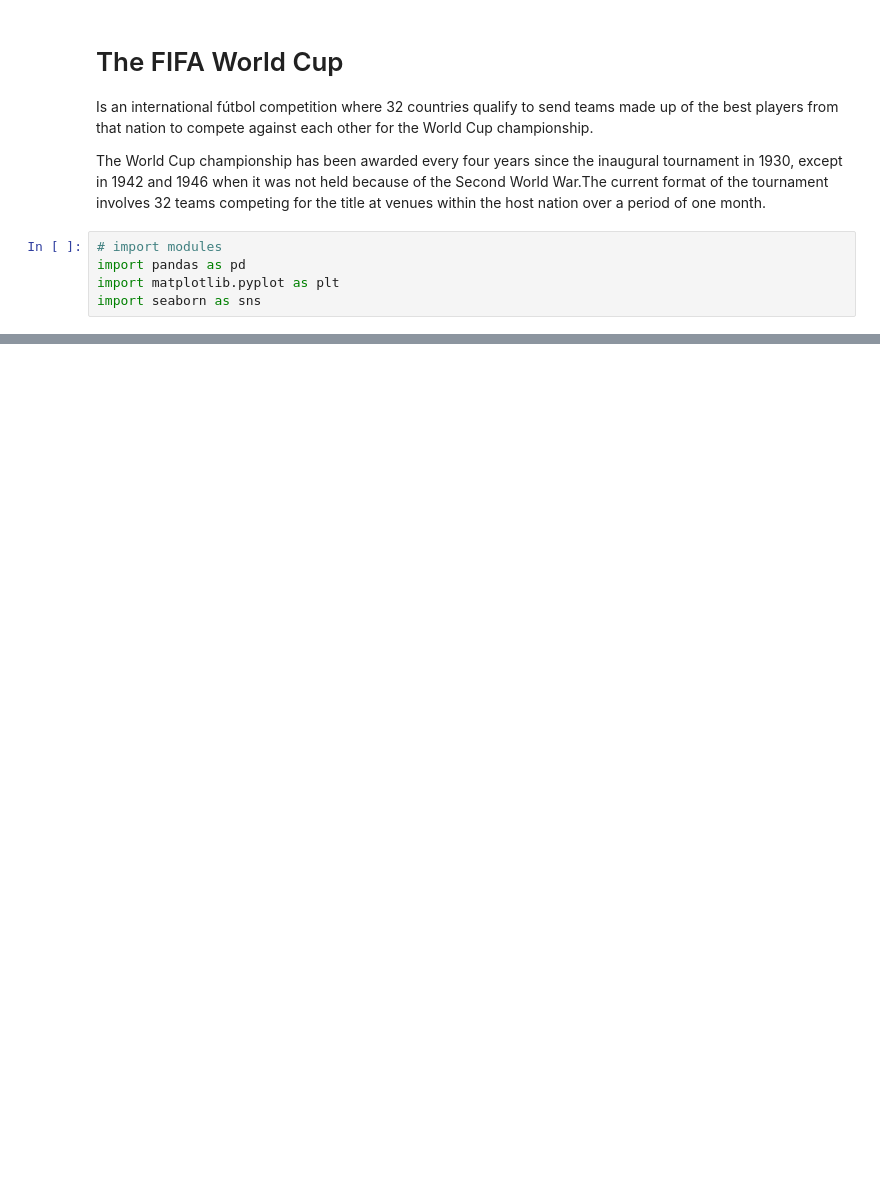
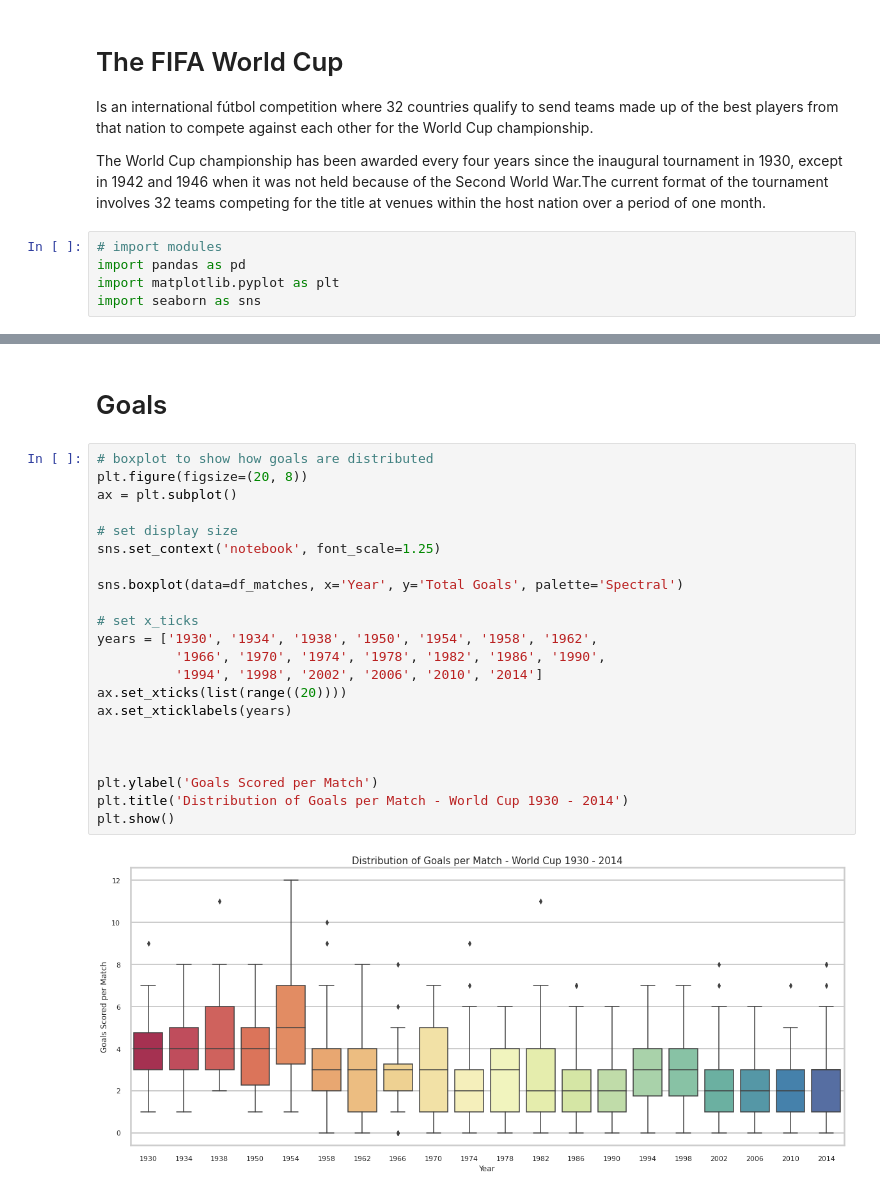
Before and after one commit to princeKike27/Fifa-World-Cup, a Jupyter notebook: FIFA_World_Cup.ipynb, the cells around one changed output, grey strips where cells are left out. Saved outputs shown, nothing was run; the diff lists cells and outputs as text; blank space fills up the shorter version.

```diff
--- a/FIFA_World_Cup.ipynb
+++ b/FIFA_World_Cup.ipynb
@@ -65 +67,27 @@ plt.savefig('Goals_Scored_WC.png')
 <Figure size 432x288 with 0 Axes>
+# %% [markdown]
+# Goals
+# %%
+# boxplot to show how goals are distributed
+plt.figure(figsize=(20, 8))
+ax = plt.subplot()
+
+# set display size
+sns.set_context('notebook', font_scale=1.25)
+
+sns.boxplot(data=df_matches, x='Year', y='Total Goals', palette='Spectral')
+
+# set x_ticks
+years = ['1930', '1934', '1938', '1950', '1954', '1958', '1962',
+          '1966', '1970', '1974', '1978', '1982', '1986', '1990',
+          '1994', '1998', '2002', '2006', '2010', '2014']
+ax.set_xticks(list(range((20))))
+ax.set_xticklabels(years)
+
+
+
+plt.ylabel('Goals Scored per Match')
+plt.title('Distribution of Goals per Match - World Cup 1930 - 2014')
+plt.show()
+# %% [output]
+[figure, added]
```
Also changed, not shown: parts of 2 cells of this notebook.
